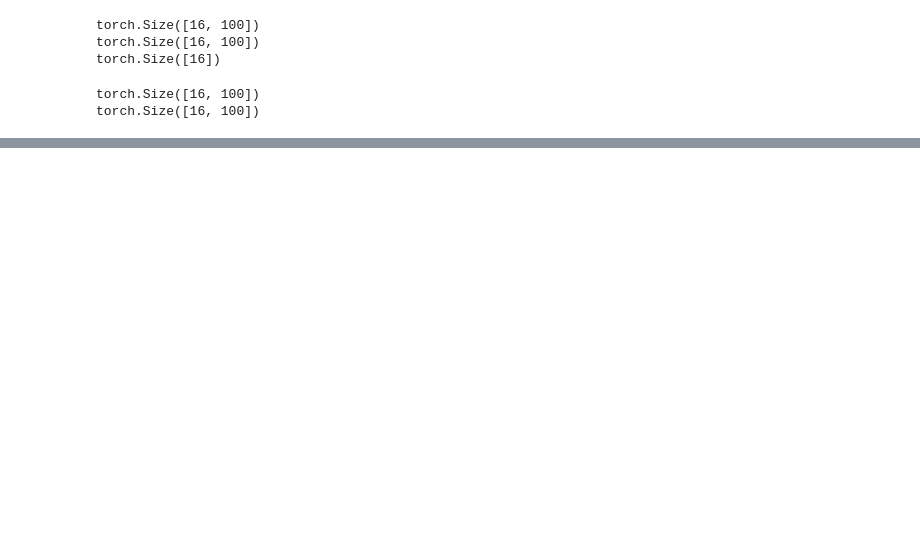
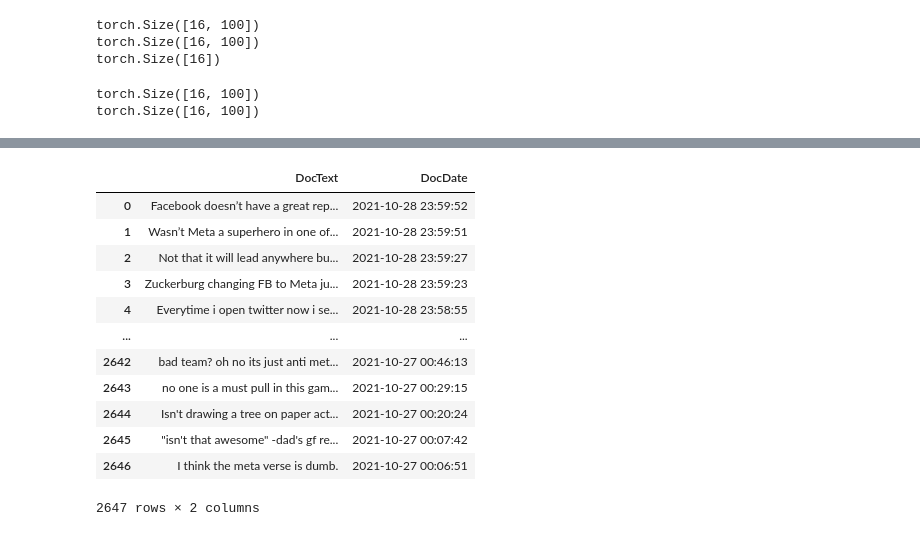
Before and after one commit to Strifee/Sentiment_analysis, a Jupyter notebook: Sentiment_analysis.ipynb, the cells around one changed output, grey strips where cells are left out. Drawn from its saved outputs; the diff is of its cells as text; code cells hidden in the pictures; blank space fills up the shorter version.

```diff
--- a/Sentiment_analysis.ipynb
+++ b/Sentiment_analysis.ipynb
@@ -905,0 +971,16 @@ NameError: name 'nlp' is not defined
+# %%
+df_test2
+# %% [output]
+|  | DocText | DocDate |
+| 0 | Facebook doesn’t have a great rep... | 2021-10-28 23:59:52 |
+| 1 | Wasn’t Meta a superhero in one of... | 2021-10-28 23:59:51 |
+| 2 | Not that it will lead anywhere bu... | 2021-10-28 23:59:27 |
+| 3 | Zuckerburg changing FB to Meta ju... | 2021-10-28 23:59:23 |
+| 4 | Everytime i open twitter now i se... | 2021-10-28 23:58:55 |
+| ... | ... | ... |
+| 2642 | bad team? oh no its just anti met... | 2021-10-27 00:46:13 |
+| 2643 | no one is a must pull in this gam... | 2021-10-27 00:29:15 |
+| 2644 | Isn't drawing a tree on paper act... | 2021-10-27 00:20:24 |
+| 2645 | "isn't that awesome" -dad's gf re... | 2021-10-27 00:07:42 |
+| 2646 | I think the meta verse is dumb. | 2021-10-27 00:06:51 |
+2647 rows × 2 columns
```
Also changed, not shown: parts of 28 cells of this notebook.
